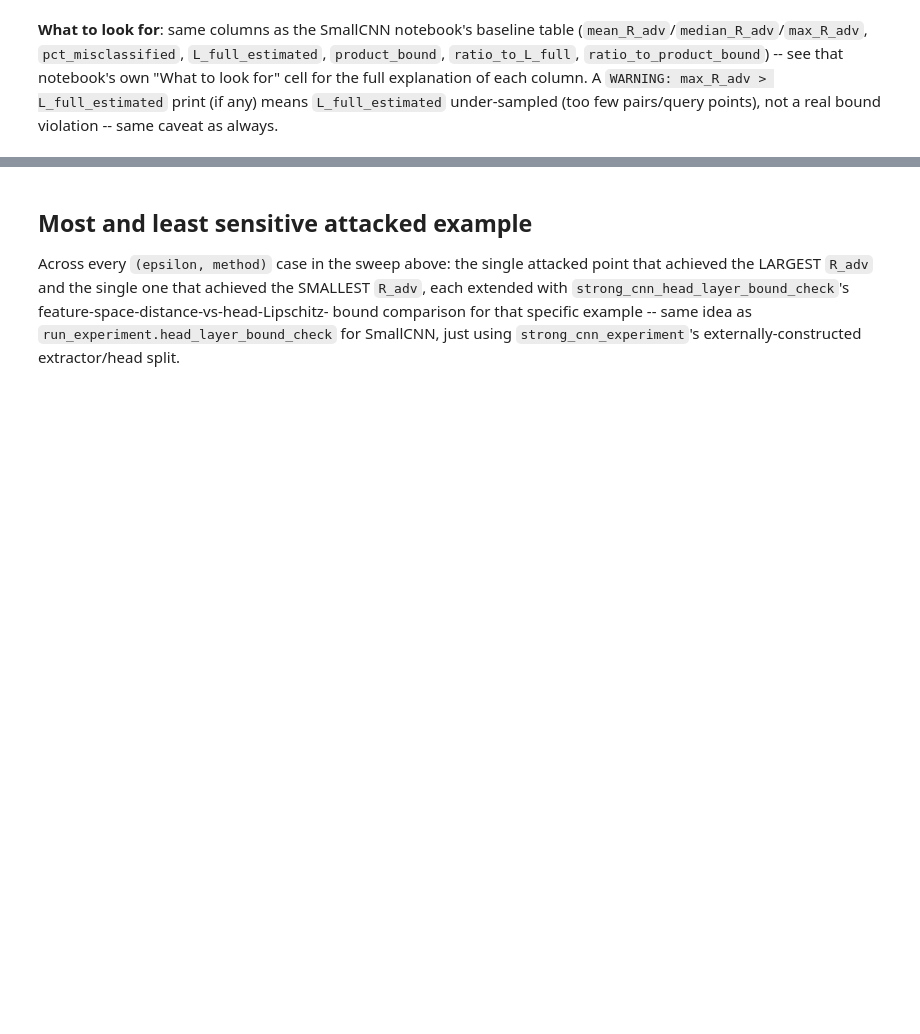
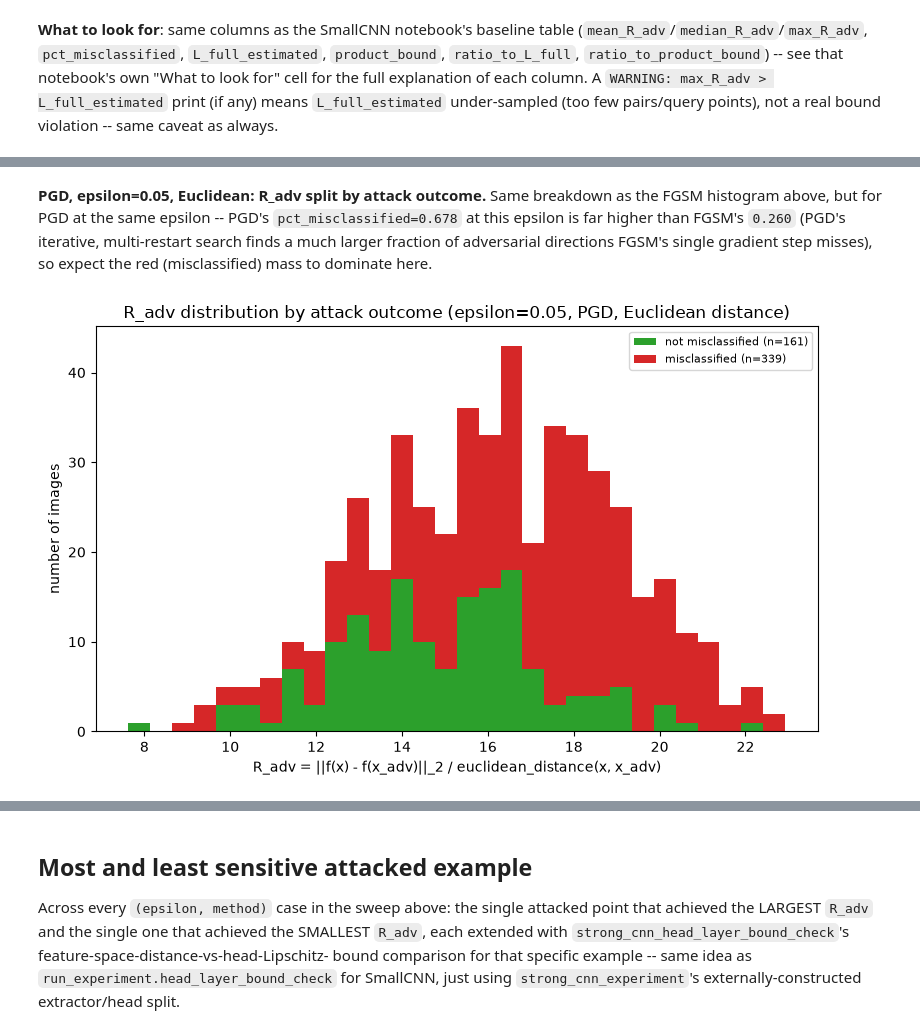
Before and after one commit to Kilobyte947/Datasig, a Jupyter notebook: mnist_lipschitz/adversarial/notebook_adversarial_strongcnn.ipynb, the cells around one changed output, grey strips where cells are left out. Saved outputs shown, nothing was run; the diff lists cells and outputs as text; code cells hidden in the pictures; blank space fills up the shorter version.

```diff
--- a/mnist_lipschitz/adversarial/notebook_adversarial_strongcnn.ipynb
+++ b/mnist_lipschitz/adversarial/notebook_adversarial_strongcnn.ipynb
@@ -107,0 +119,12 @@ fig_R_adv_eucl = adv_plots.plot_R_adv_distribution(
+# %% [markdown]
+**PGD, epsilon=0.05, Euclidean: R_adv split by attack outcome.** Same breakdown as the FGSM
+histogram above, but for PGD at the same epsilon -- PGD's `pct_misclassified=0.678` at this
+epsilon is far higher than FGSM's `0.260` (PGD's iterative, multi-restart search finds a much
+larger fraction of adversarial directions FGSM's single gradient step misses), so expect the red
+(misclassified) mass to dominate here.
+# %%
+fig_R_adv_hist_pgd_005 = adv_plots.plot_R_adv_histogram_by_outcome(
+    sweep_results, epsilon=0.05, method="PGD", metric_name="Euclidean",
+    save_path=run_experiment.RESULTS_DIR / "strong_cnn_R_adv_histogram_pgd_eps0.05_euclidean.png")
+# %% [output]
+[figure, added]
```
Also changed, not shown: parts of 13 cells of this notebook, 7 other files.
